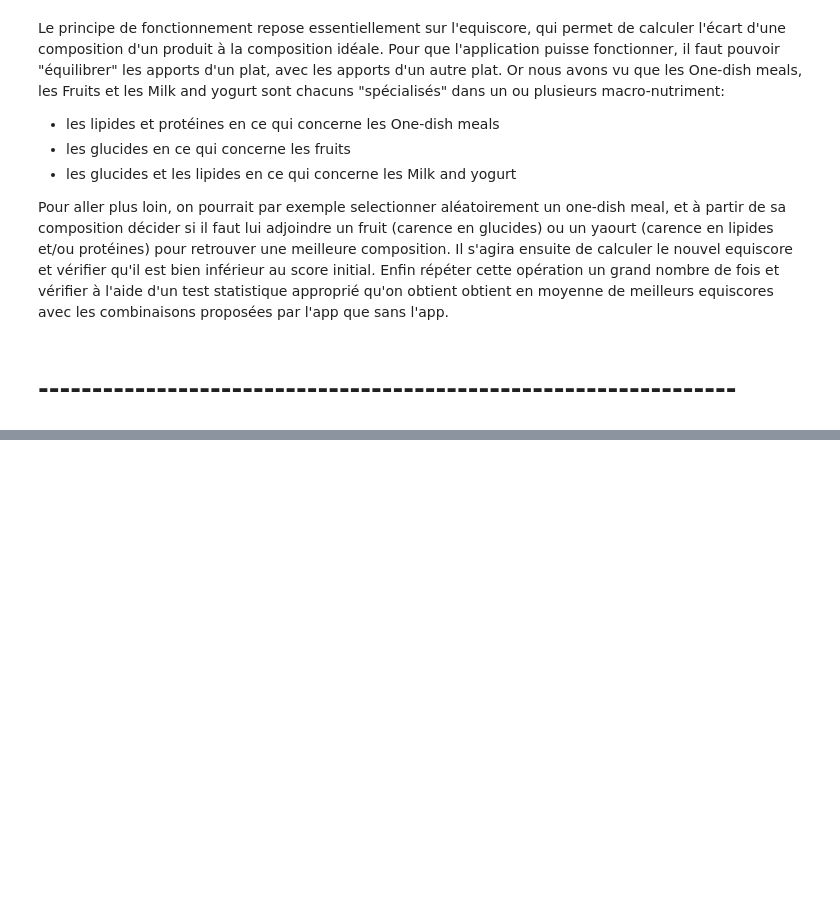
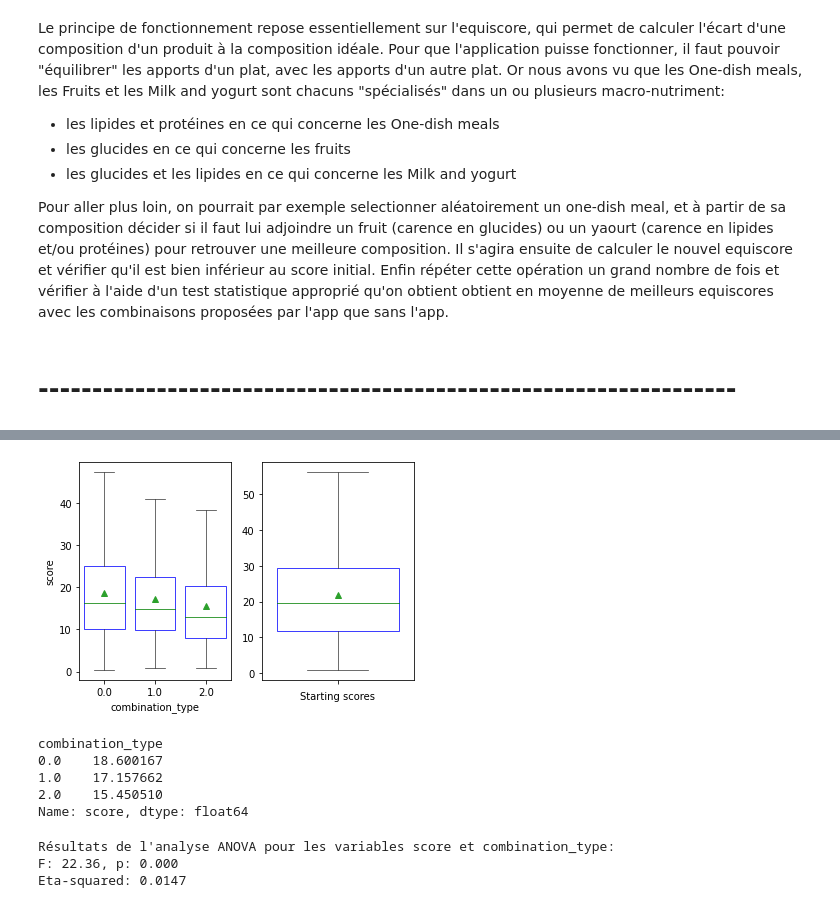
Before and after one commit to OlivierLegrand/P7, a Jupyter notebook: P3/PSanté_notebookexploration.ipynb, the cells around one changed output, grey strips where cells are left out. Saved outputs shown, nothing was run; the diff lists cells and outputs as text; code cells hidden in the pictures; blank space fills up the shorter version.

Commit message:
ajout de l'analyse ANOVa pour différentes straégies de combinaisons de produits

```diff
--- a/P3/PSanté_notebookexploration.ipynb
+++ b/P3/PSanté_notebookexploration.ipynb
@@ -846,0 +980,51 @@ Pour aller plus loin, on pourrait par exemple selectionner aléatoirement un one
+# %%
+fig, (ax1, ax2) = plt.subplots(ncols=2)
+
+boxprops = {"facecolor":"white", "edgecolor":"blue"}
+medianprops = {"color": "green"}
+arrowprops = {"arrowstyle":"fancy"}
+sns.boxplot(data=combinations[["combination_type", "score"]],
+            y = "score",
+            x = "combination_type",
+            ax=ax1,
+            linewidth=0.75,
+            boxprops=boxprops,
+            medianprops=medianprops,
+            showfliers=False,
+            showmeans=True)
+
+sns.boxplot(data=start_scores,
+            #y = "score",
+            #x = "combination_type",
+            ax=ax2,
+            linewidth=0.75,
+            boxprops=boxprops,
+            medianprops=medianprops,
+            showfliers=False,
+            showmeans=True)
+ax2.set_xticklabels("")
+ax2.set_xlabel("Starting scores")
+#plt.axhline(start_scores[0], 0,1)
+#plt.annotate("score initial", xy=(0.5,start_scores[0]), xytext=(0.5, 40), arrowprops=arrowprops)
+plt.show()
+# %% [output]
+[figure, added]
+# %%
+combinations.groupby("combination_type").mean()["score"]
+# %% [output]
+combination_type
+0.0    18.600167
+1.0    17.157662
+2.0    15.450510
+Name: score, dtype: float64
+# %%
+mod = ols('score ~ combination_type', data=combinations.dropna(subset=["combination_type", "score"], how="any")).fit()
+aov_table = sm.stats.anova_lm(mod, typ=2)
+esq_sm = aov_table['sum_sq'][0]/(aov_table['sum_sq'][0]+aov_table['sum_sq'][1])
+print("Résultats de l'analyse ANOVA pour les variables score et combination_type:")
+print("F: {:.2f}, p: {:.3f}".format(aov_table.iloc[0]["F"], aov_table.iloc[0]["PR(>F)"]))
+print("Eta-squared: {:.4f}".format(esq_sm))
+# %% [output]
+Résultats de l'analyse ANOVA pour les variables score et combination_type:
+F: 22.36, p: 0.000
+Eta-squared: 0.0147
```
Also changed, not shown: parts of 11 cells of this notebook.
